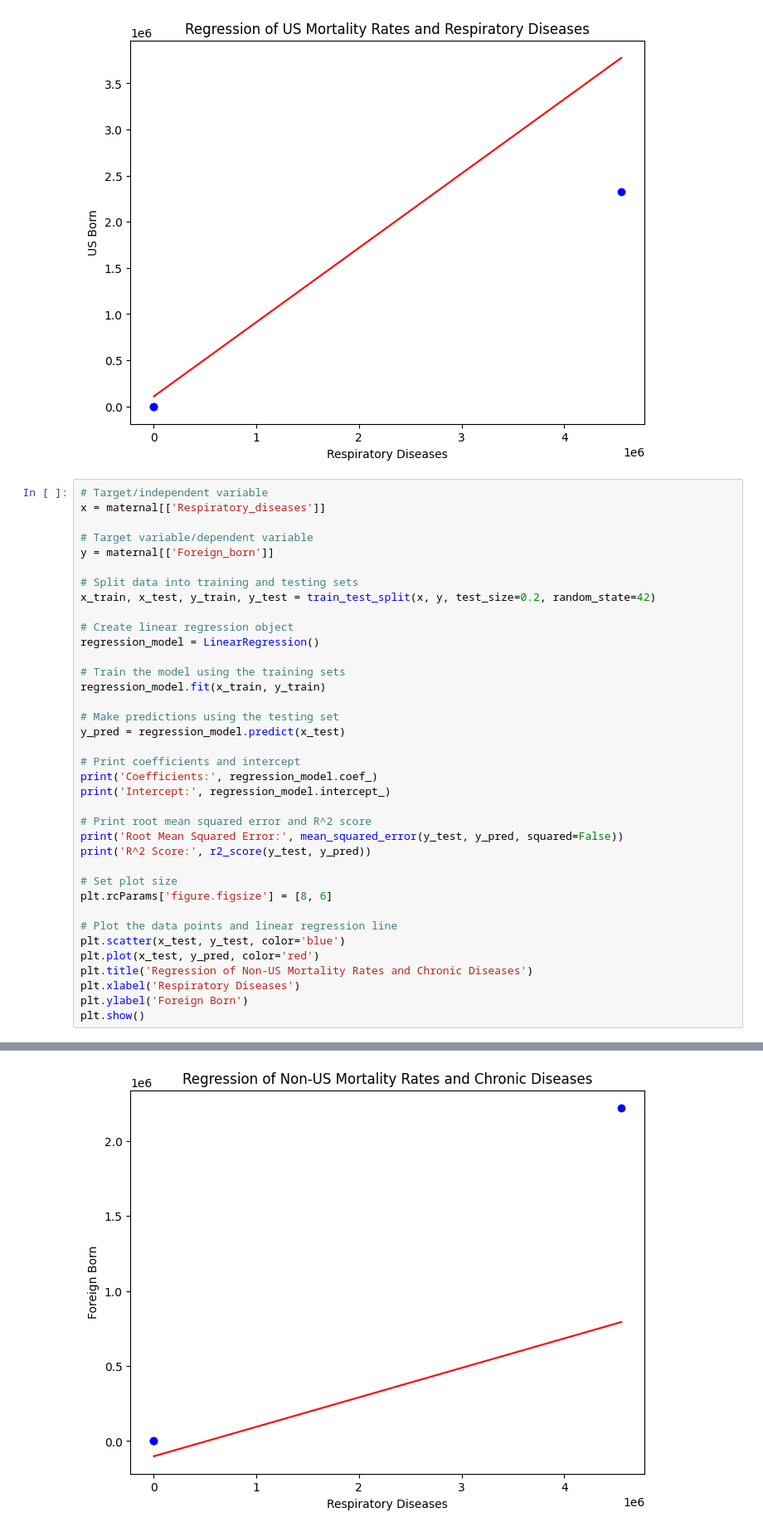
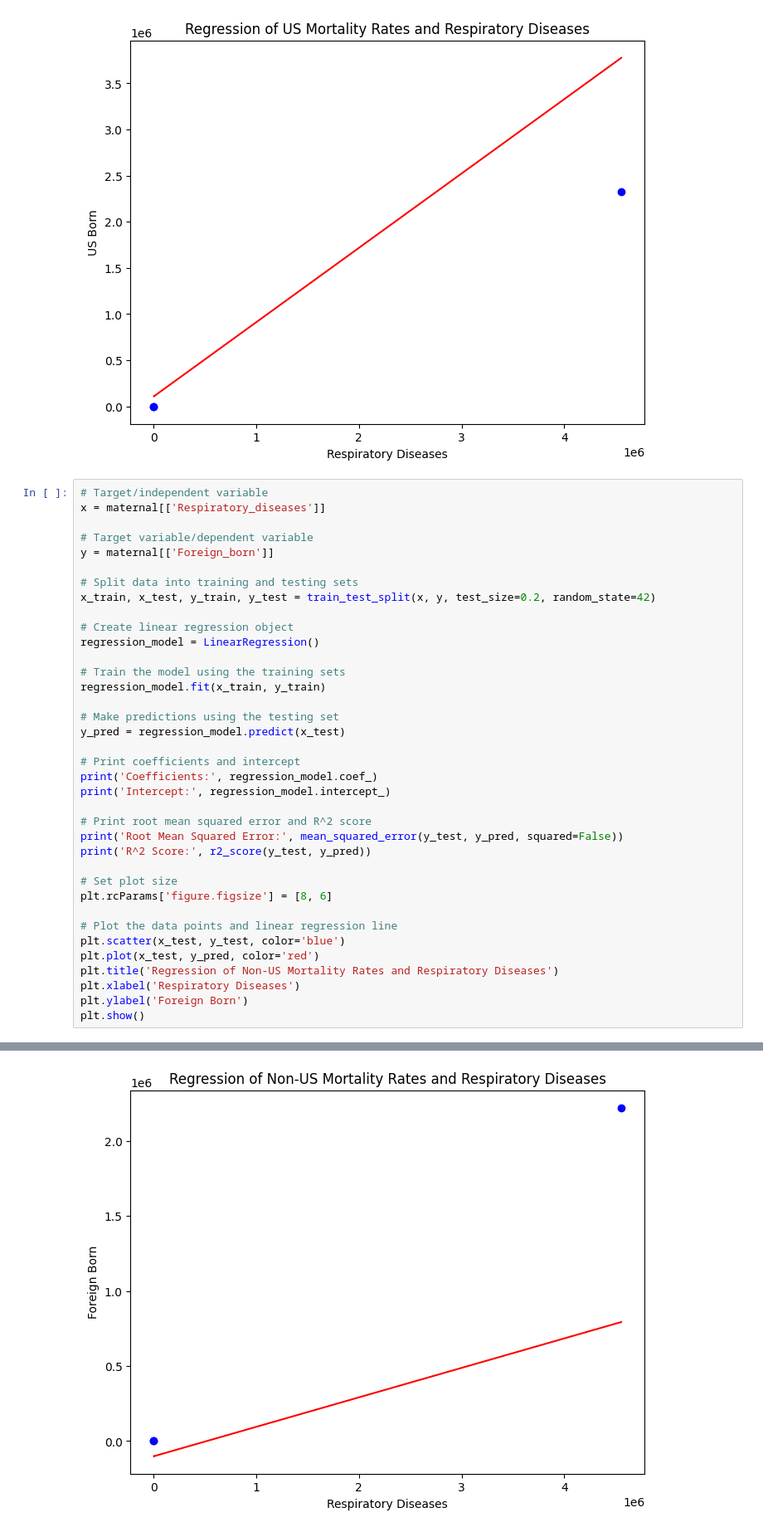
Before and after one commit to KevinSmith356/HealthDataAnalytics, a Jupyter notebook: DANL470/Project4.ipynb, the cells around one changed output, grey strips where cells are left out. Shown at 83% size. Saved outputs shown, nothing was run; the diff lists cells and outputs as text.

```diff
--- a/DANL470/Project4.ipynb
+++ b/DANL470/Project4.ipynb
@@ -329,32 +307,32 @@ x_train, x_test, y_train, y_test = train_test_split(x, y, test_size=0.2, random_
 regression_model = LinearRegression()
 
 # Train the model using the training sets
 regression_model.fit(x_train, y_train)
 
 # Make predictions using the testing set
 y_pred = regression_model.predict(x_test)
 
 # Print coefficients and intercept
 print('Coefficients:', regression_model.coef_)
 print('Intercept:', regression_model.intercept_)
 
 # Print root mean squared error and R^2 score
 print('Root Mean Squared Error:', mean_squared_error(y_test, y_pred, squared=False))
 print('R^2 Score:', r2_score(y_test, y_pred))
 
 # Set plot size
 plt.rcParams['figure.figsize'] = [8, 6]
 
 # Plot the data points and linear regression line
 plt.scatter(x_test, y_test, color='blue')
 plt.plot(x_test, y_pred, color='red')
-plt.title('Regression of Non-US Mortality Rates and Chronic Diseases')
+plt.title('Regression of Non-US Mortality Rates and Respiratory Diseases')
 plt.xlabel('Respiratory Diseases')
 plt.ylabel('Foreign Born')
 plt.show()
 # %% [output]
 Coefficients: [[0.19631688]]
 Intercept: [-100794.13226487]
 Root Mean Squared Error: 828923.5993736185
 R^2 Score: 0.3738573588842945
-[figure, old version]
+[figure, new version]
```
Also changed, not shown: parts of 4 cells of this notebook, 1 other file.
